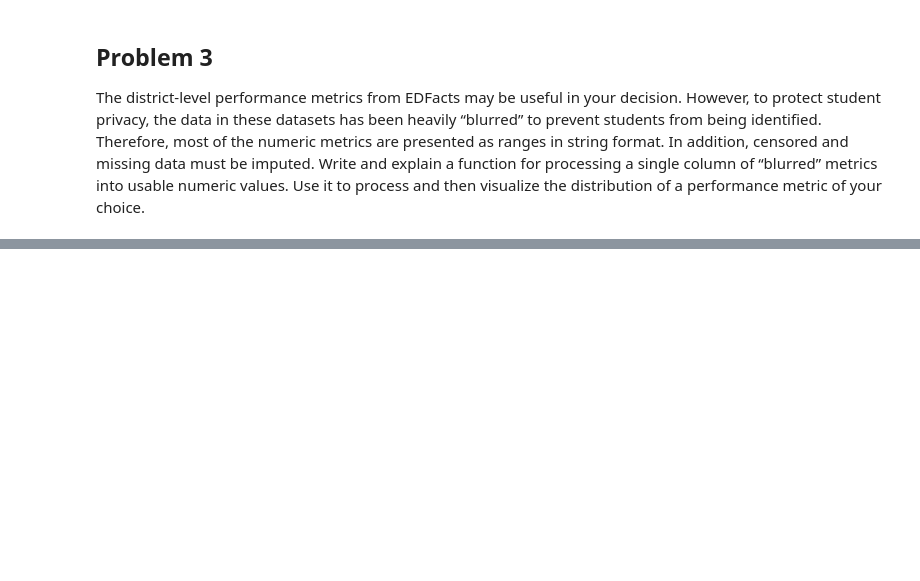
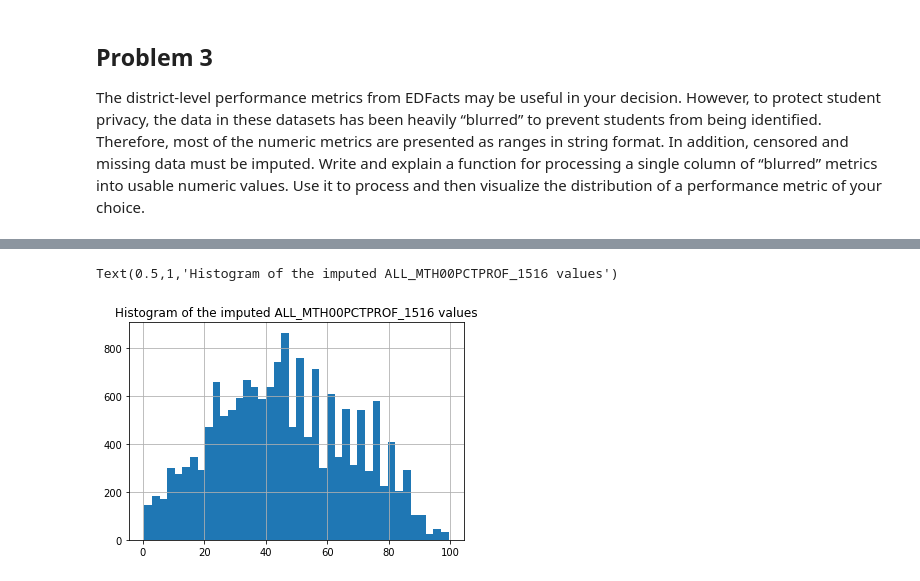
Before and after one commit to priyasingh16/district_fiscal_dataset, a Jupyter notebook: fiscal_district.ipynb, the cells around one changed output, grey strips where cells are left out. Saved outputs shown, nothing was run; the diff lists cells and outputs as text; code cells hidden in the pictures; blank space fills up the shorter version.

```diff
--- a/fiscal_district.ipynb
+++ b/fiscal_district.ipynb
@@ -170,0 +187,40 @@ Use it to process and then visualize the distribution of a performance metric of
+# %%
+# Write and explain a function for processing a single column of “blurred” metrics into usable numeric values
+def impute(df, column_name):
+    column = df[column_name]
+    result = []
+    for _, val in column.iteritems():
+        if val == '.':
+            result.append(np.nan)
+            continue
+        match = re.findall("[A-Za-z-]+",str(val))
+        if len(match) > 0:
+            match = match[0]
+            if match == '-':
+                split_val = val.split('-')
+                imp_val = (int(split_val[0]) + int(split_val[1]))/2
+                result.append(imp_val)
+            elif match == 'PS':
+                result.append(np.nan)
+            elif match == 'LT':
+                split_val = val.split('LT')
+                imp_val = (0 + int(split_val[1])-1)/2
+                result.append(imp_val)
+            elif match == 'GE':
+                split_val = val.split('GE')
+                imp_val = (100 + int(split_val[1]))/2
+                result.append(imp_val)
+            elif match == 'LE':
+                split_val = val.split('LE')
+                imp_val = (0 + int(split_val[1]))/2
+                result.append(imp_val)
+            elif match == 'GT':
+                split_val = val.split('GE')
+                imp_val = (100 + int(split_val[1]) + 1)/2
+                result.append(imp_val)
+        else:
+            result.append(float(val))
+    mean_result = np.nanmean(np.array(result))
+    col_imp = pd.Series(result)
+    col_imp = col_imp.fillna(mean_result)
+    return col_imp
@@ -170,0 +239,8 @@ Use it to process and then visualize the distribution of a performance metric of
+# %%
+imputed_col = impute(mathematics, "ALL_MTH00PCTPROF_1516")
+# %%
+axes = imputed_col.hist(bins = 40)
+plt.title('Histogram of the imputed ALL_MTH00PCTPROF_1516 values')
+# %% [output]
+Text(0.5,1,'Histogram of the imputed ALL_MTH00PCTPROF_1516 values')
+[figure, added]
```
Also changed, not shown: parts of 11 cells of this notebook.
